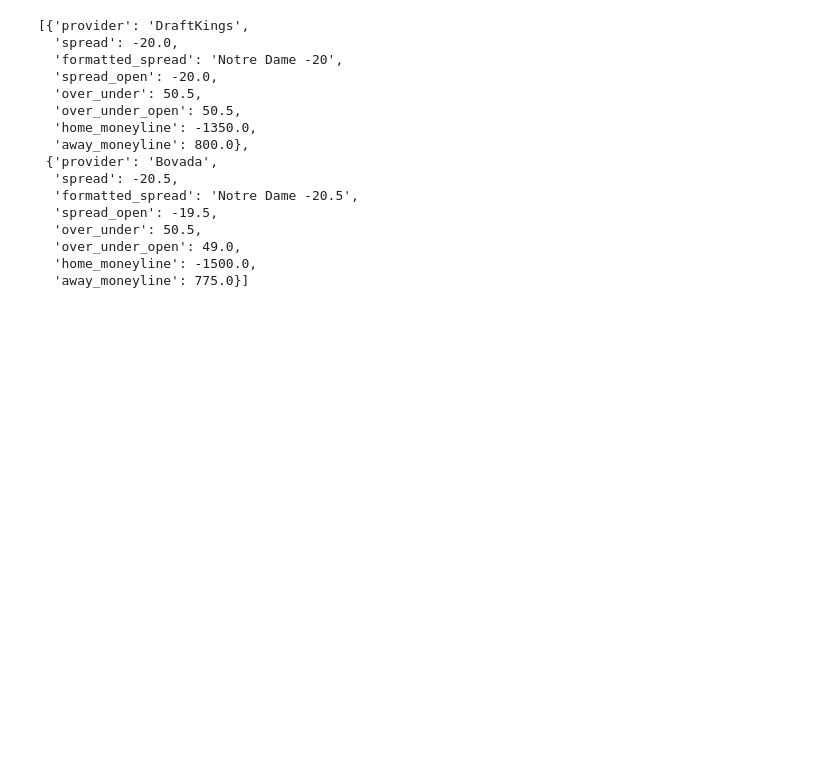
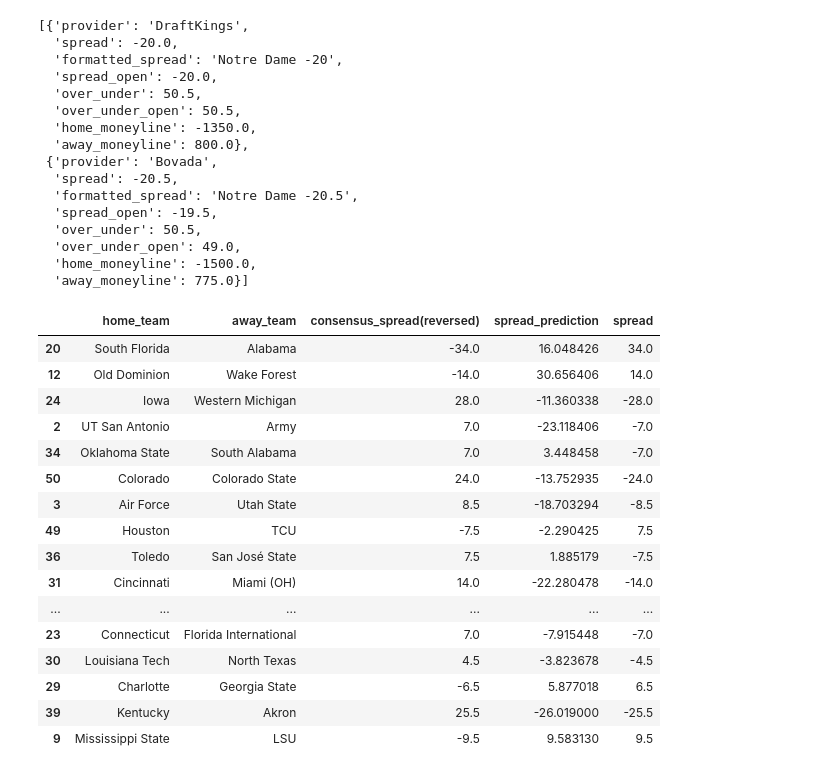
Before and after one commit to taylorlast/cfb-predictions, a Jupyter notebook: src/test_book.ipynb, the cells around one changed output. Cells and saved outputs as stored; diff of their text form; code cells hidden in the pictures; blank space fills up the shorter version.

```diff
--- a/src/test_book.ipynb
+++ b/src/test_book.ipynb
@@ -193,3 +227,26 @@ df[df["home_team"] == "Notre Dame"]["lines"][331]
   'over_under_open': 49.0,
   'home_moneyline': -1500.0,
   'away_moneyline': 775.0}]
+# %%
+df = pd.read_csv("/Users/taylorlast/PersonalProjects/cfb-predictions/data/current_predictions.csv")
+# %%
+df["diff_in_spread"] = np.abs(df["predicted_diff"])
+df.sort_values(by="diff_in_spread", ascending=False)[["home_team", "away_team", "consensus_spread(reversed)", "spread_prediction", "spread"]]
+# %% [output]
+|  | home_team | away_team | consensus_spread(reversed) | spread_prediction | spread |
+| 20 | South Florida | Alabama | -34.0 | 16.048426 | 34.0 |
+| 12 | Old Dominion | Wake Forest | -14.0 | 30.656406 | 14.0 |
+| 24 | Iowa | Western Michigan | 28.0 | -11.360338 | -28.0 |
+| 2 | UT San Antonio | Army | 7.0 | -23.118406 | -7.0 |
+| 34 | Oklahoma State | South Alabama | 7.0 | 3.448458 | -7.0 |
+| 50 | Colorado | Colorado State | 24.0 | -13.752935 | -24.0 |
+| 3 | Air Force | Utah State | 8.5 | -18.703294 | -8.5 |
+| 49 | Houston | TCU | -7.5 | -2.290425 | 7.5 |
+| 36 | Toledo | San José State | 7.5 | 1.885179 | -7.5 |
+| 31 | Cincinnati | Miami (OH) | 14.0 | -22.280478 | -14.0 |
+| ... | ... | ... | ... | ... | ... |
+| 23 | Connecticut | Florida International | 7.0 | -7.915448 | -7.0 |
+| 30 | Louisiana Tech | North Texas | 4.5 | -3.823678 | -4.5 |
+| 29 | Charlotte | Georgia State | -6.5 | 5.877018 | 6.5 |
+| 39 | Kentucky | Akron | 25.5 | -26.019000 | -25.5 |
+| 9 | Mississippi State | LSU | -9.5 | 9.583130 | 9.5 |
```
Also changed, not shown: parts of 8 cells of this notebook, 11 other files.
